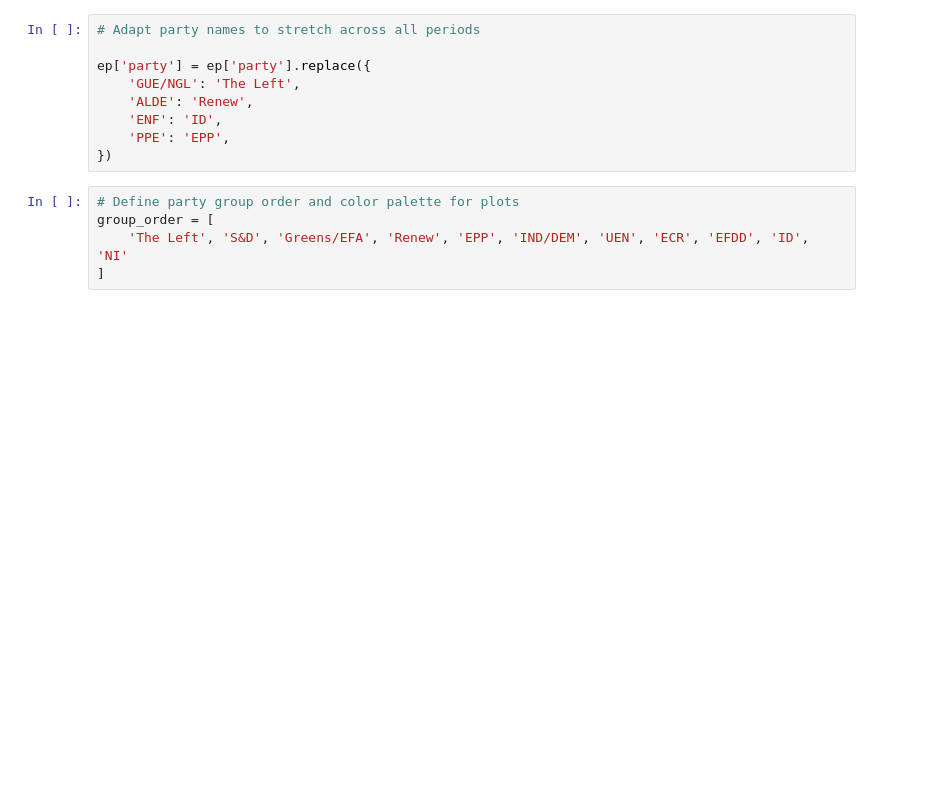
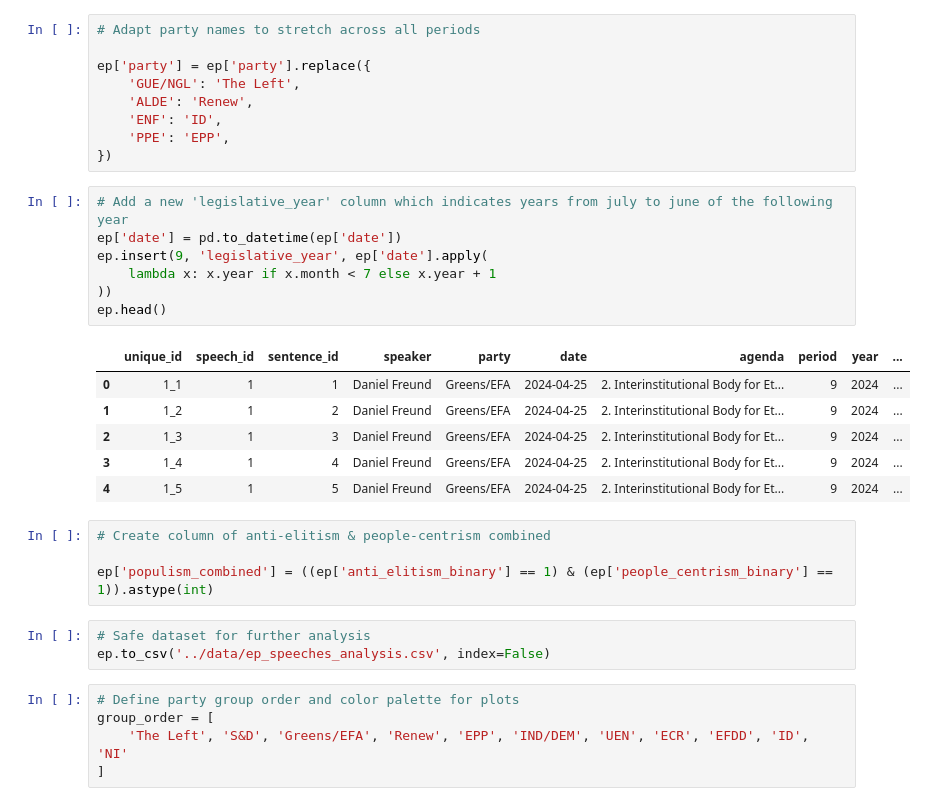
Before and after one commit to gransera/ep_populism_classification, a Jupyter notebook: notebooks/03_analysis_populism_dimensions.ipynb, the cells around one changed output. Drawn from its saved outputs; the diff is of its cells as text; blank space fills up the shorter version.

Commit message:
"Safe dataset for analysis"

```diff
--- a/notebooks/03_analysis_populism_dimensions.ipynb
+++ b/notebooks/03_analysis_populism_dimensions.ipynb
@@ -70,6 +70,27 @@ ep['party'] = ep['party'].replace({
     'ENF': 'ID',
     'PPE': 'EPP',
 })
+# %%
+# Add a new 'legislative_year' column which indicates years from july to june of the following year
+ep['date'] = pd.to_datetime(ep['date'])
+ep.insert(9, 'legislative_year', ep['date'].apply(
+    lambda x: x.year if x.month < 7 else x.year + 1
+))
+ep.head()
+# %% [output]
+|  | unique_id | speech_id | sentence_id | speaker | party | date | agenda | period | year | ... |
+| 0 | 1_1 | 1 | 1 | Daniel Freund | Greens/EFA | 2024-04-25 | 2. Interinstitutional Body for Et... | 9 | 2024 | ... |
+| 1 | 1_2 | 1 | 2 | Daniel Freund | Greens/EFA | 2024-04-25 | 2. Interinstitutional Body for Et... | 9 | 2024 | ... |
+| 2 | 1_3 | 1 | 3 | Daniel Freund | Greens/EFA | 2024-04-25 | 2. Interinstitutional Body for Et... | 9 | 2024 | ... |
+| 3 | 1_4 | 1 | 4 | Daniel Freund | Greens/EFA | 2024-04-25 | 2. Interinstitutional Body for Et... | 9 | 2024 | ... |
+| 4 | 1_5 | 1 | 5 | Daniel Freund | Greens/EFA | 2024-04-25 | 2. Interinstitutional Body for Et... | 9 | 2024 | ... |
+# %%
+# Create column of anti-elitism & people-centrism combined
+
+ep['populism_combined'] = ((ep['anti_elitism_binary'] == 1) & (ep['people_centrism_binary'] == 1)).astype(int)
+# %%
+# Safe dataset for further analysis
+ep.to_csv('../data/ep_speeches_analysis.csv', index=False)
 # %%
 # Define party group order and color palette for plots
 group_order = [
```
Also changed, not shown: parts of 4 cells of this notebook.
